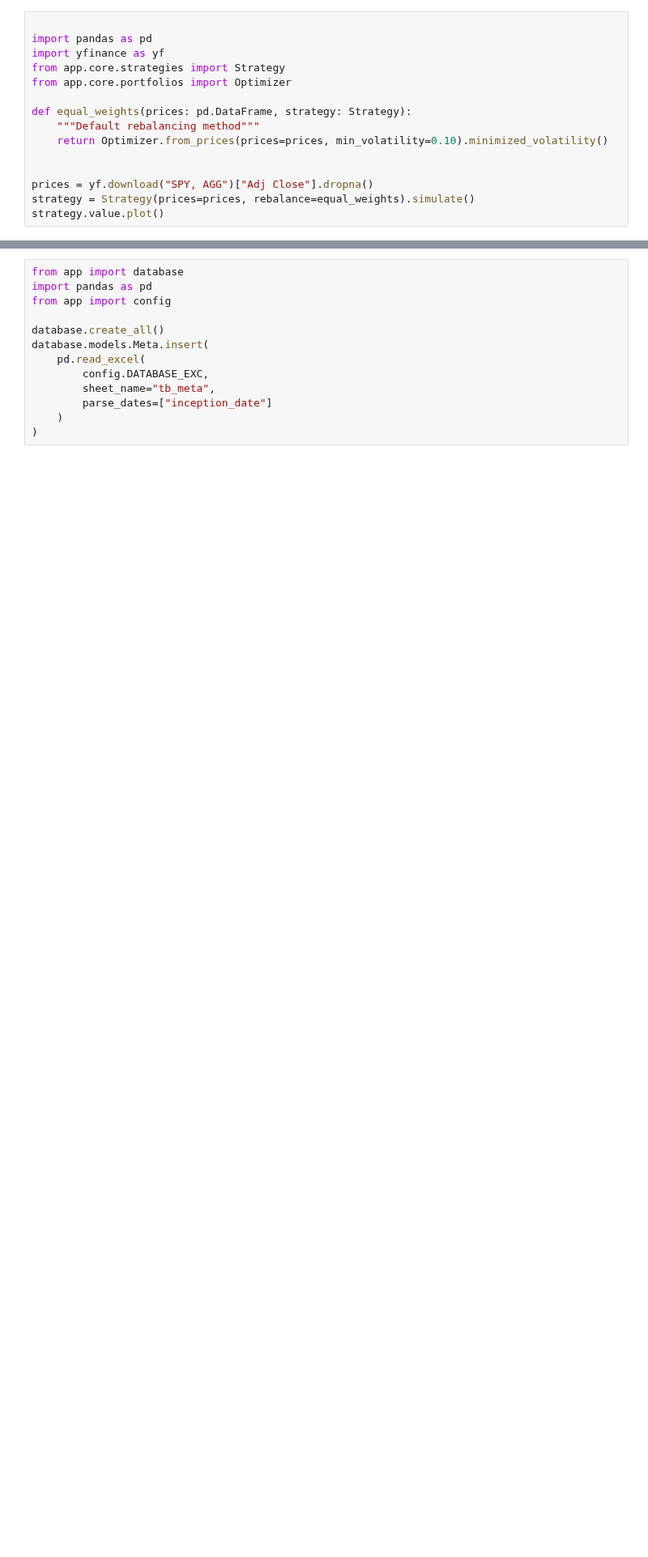
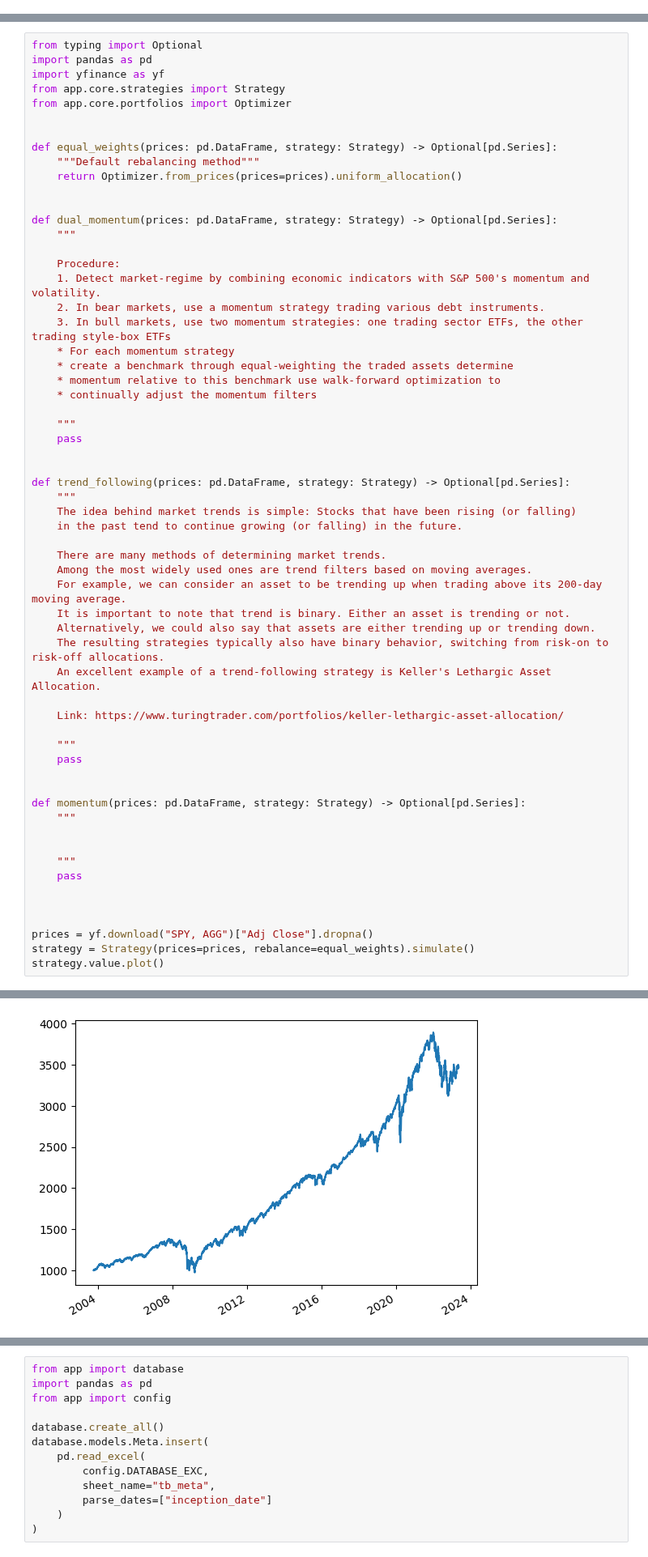
Before and after one commit to HTF1125/RobertLab, a Jupyter notebook: test.ipynb, the cells around one changed output, grey strips where cells are left out. Shown at 81% size. Drawn from its saved outputs; the diff is of its cells as text; blank space fills up the shorter version.

```diff
--- a/test.ipynb
+++ b/test.ipynb
@@ -1,15 +0,0 @@
-# %%
-
-import pandas as pd
-import yfinance as yf
-from app.core.strategies import Strategy
-from app.core.portfolios import Optimizer
-
-def equal_weights(prices: pd.DataFrame, strategy: Strategy):
-    """Default rebalancing method"""
-    return Optimizer.from_prices(prices=prices, min_volatility=0.10).minimized_volatility()
-
-
-prices = yf.download("SPY, AGG")["Adj Close"].dropna()
-strategy = Strategy(prices=prices, rebalance=equal_weights).simulate()
-strategy.value.plot()
@@ -26,0 +1,61 @@ Timestamp('2023-05-09 00:13:03.858181')
+# %%
+from typing import Optional
+import pandas as pd
+import yfinance as yf
+from app.core.strategies import Strategy
+from app.core.portfolios import Optimizer
+
+
+def equal_weights(prices: pd.DataFrame, strategy: Strategy) -> Optional[pd.Series]:
+    """Default rebalancing method"""
+    return Optimizer.from_prices(prices=prices).uniform_allocation()
+
+
+def dual_momentum(prices: pd.DataFrame, strategy: Strategy) -> Optional[pd.Series]:
+    """
+
+    Procedure:
+    1. Detect market-regime by combining economic indicators with S&P 500's momentum and volatility.
+    2. In bear markets, use a momentum strategy trading various debt instruments.
+    3. In bull markets, use two momentum strategies: one trading sector ETFs, the other trading style-box ETFs
+    * For each momentum strategy
+    * create a benchmark through equal-weighting the traded assets determine
+    * momentum relative to this benchmark use walk-forward optimization to
+    * continually adjust the momentum filters
+
+    """
+    pass
+
+
+def trend_following(prices: pd.DataFrame, strategy: Strategy) -> Optional[pd.Series]:
+    """
+    The idea behind market trends is simple: Stocks that have been rising (or falling)
+    in the past tend to continue growing (or falling) in the future.
+
+    There are many methods of determining market trends.
+    Among the most widely used ones are trend filters based on moving averages.
+    For example, we can consider an asset to be trending up when trading above its 200-day moving average.
+    It is important to note that trend is binary. Either an asset is trending or not.
+    Alternatively, we could also say that assets are either trending up or trending down.
+    The resulting strategies typically also have binary behavior, switching from risk-on to risk-off allocations.
+    An excellent example of a trend-following strategy is Keller's Lethargic Asset Allocation.
+
+    Link: https://www.turingtrader.com/portfolios/keller-lethargic-asset-allocation/
+
+    """
+    pass
+
+
+def momentum(prices: pd.DataFrame, strategy: Strategy) -> Optional[pd.Series]:
+    """
+
+
+    """
+    pass
+
+
+
+prices = yf.download("SPY, AGG")["Adj Close"].dropna()
+strategy = Strategy(prices=prices, rebalance=equal_weights).simulate()
+strategy.value.plot()
+# %% [output]
@@ -26,0 +65 @@ Timestamp('2023-05-09 00:13:03.858181')
+[figure, added]
```
Also changed, not shown: parts of 4 cells of this notebook, 1 other file.
